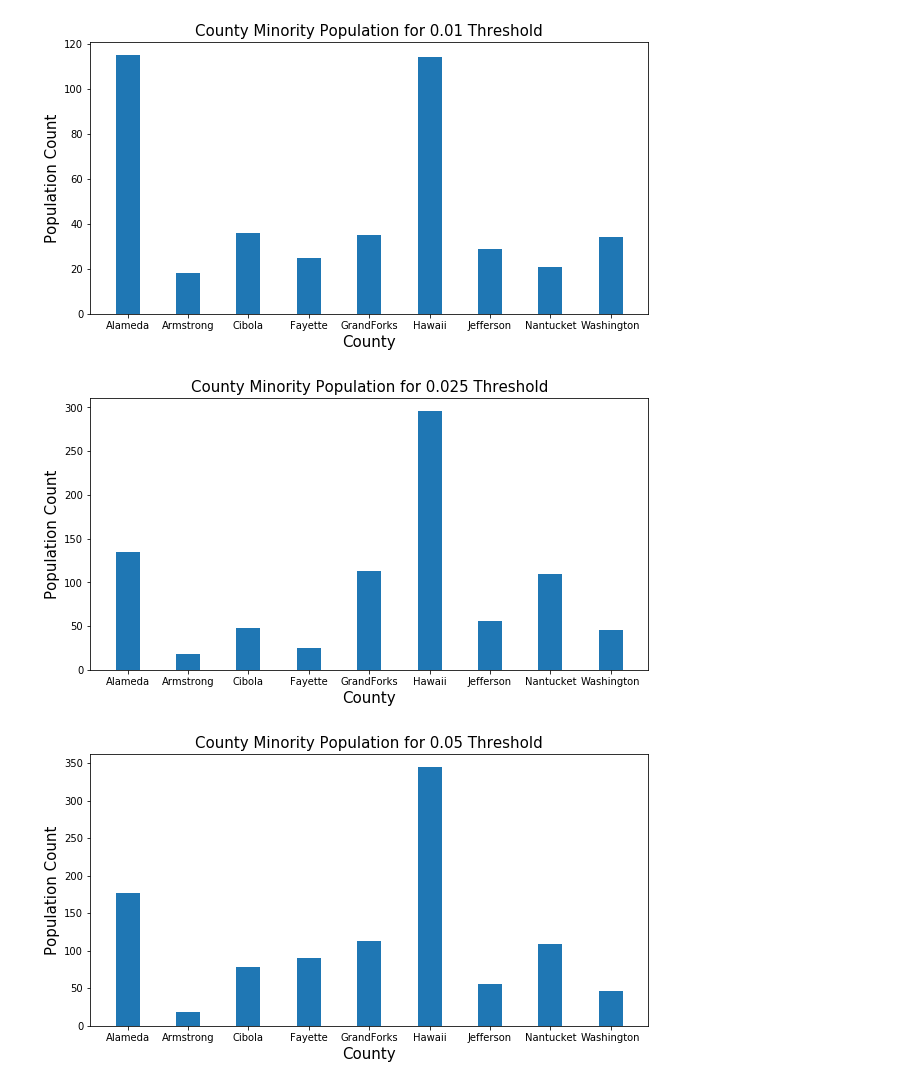
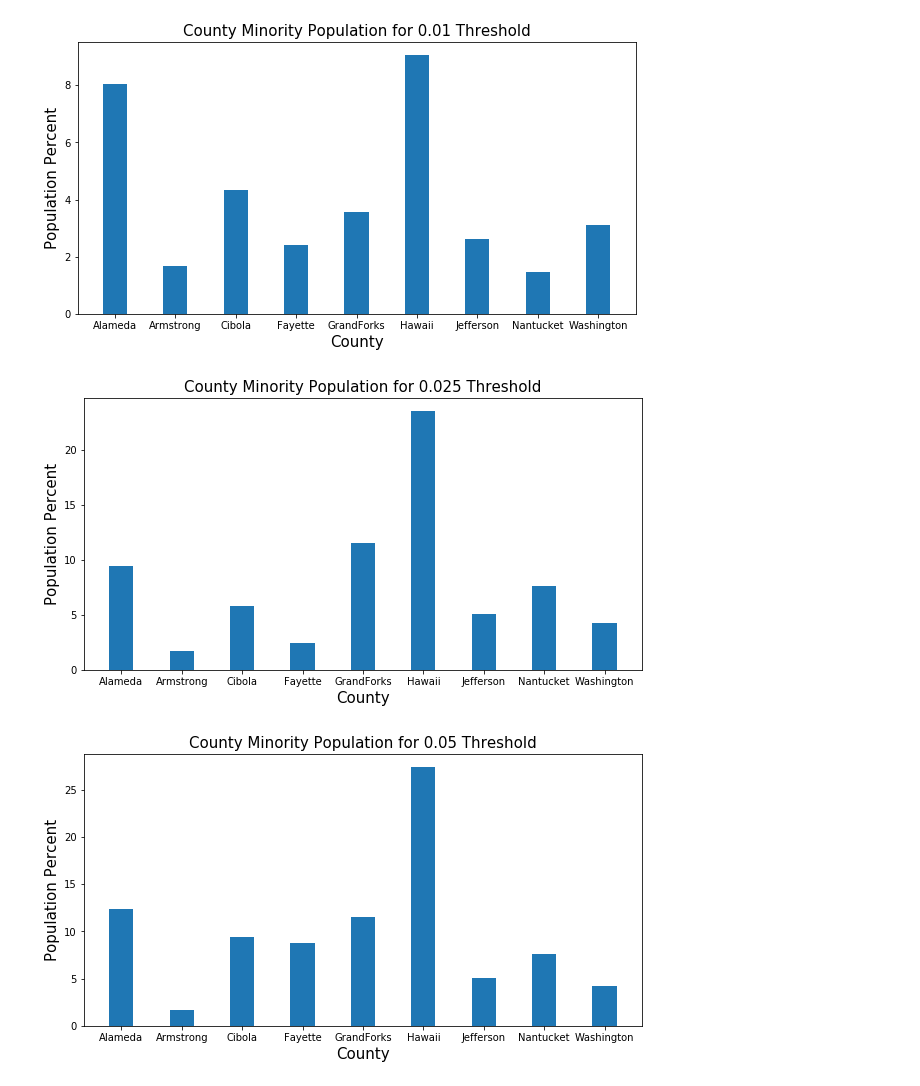
Before and after one commit to sarahrad17/census_v1, a Jupyter notebook: homemade_data/analyze_data.ipynb, the cells around one changed output. Saved outputs shown, nothing was run; the diff lists cells and outputs as text; code cells hidden in the pictures.

```diff
--- a/homemade_data/analyze_data.ipynb
+++ b/homemade_data/analyze_data.ipynb
@@ -72,8 +12,9 @@ races = ['Total!!Population of one race!!White alone',
 # %%
-counties = ['Alameda', 'Armstrong', 'Cibola', 'Fayette', 'GrandForks', 'Hawaii', 'Jefferson', 'Nantucket', 'Washington']
-
-#print('county, ', 'minority races (including empty), ', 'minority races (not including empty), ','number of individuals who are minorities')
-
+###########################################################################################################################
+#This method calculates the percentage of a population that is considered a minority group
+#input: counties to run for, threshold to run at
+#output: returns a list of percentages of minorities for each counties
+###########################################################################################################################
 
 def get_finalvals(counties, threshold):
     final_values = []
@@ -127,23 +68,25 @@ def get_finalvals(counties, threshold):
                 sad.append(vals_all[i])
 
         final_values.append(len(final2))
-        final_values3.append(sum(sad))
+        final_values3.append(sum(sad)/total*100)
         #print(county, len(final), len(final2),sum(sad))
 
     return final_values, final_values3
 # %%
+#RUN DATA
+
 import numpy as np
 import matplotlib.pyplot as plt
 
 thresholds = [.01, .025, .05, .1, .15]
 for threshold in thresholds:
     final_values, final_values3 = get_finalvals(counties, threshold)
     fig = plt.figure(figsize = (10, 5))
     plt.bar(counties, final_values3, width = 0.4)
     plt.title('County Minority Population for '+str(threshold)+ ' Threshold', size='15')
     plt.xlabel('County', size='15')
-    plt.ylabel('Population Count', size='15')
+    plt.ylabel('Population Percent', size='15')
 # %% [output]
-[figure, old version]
+[figure, new version]
-[figure, old version]
+[figure, new version]
-[figure, old version]
+[figure, new version]
```
Also changed, not shown: parts of 4 cells of this notebook, 5 other files.
